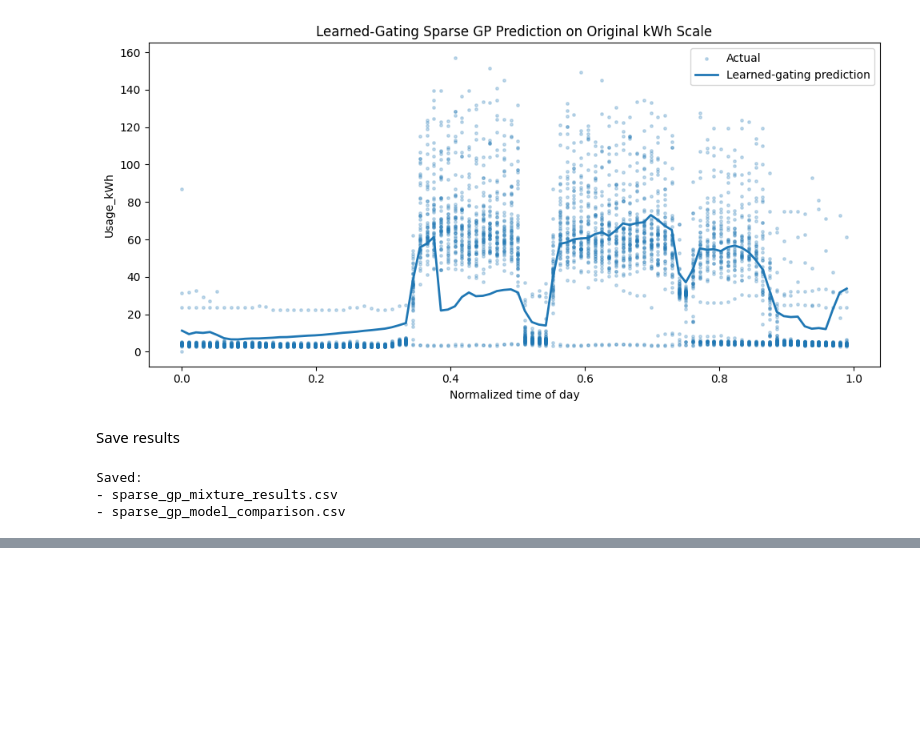
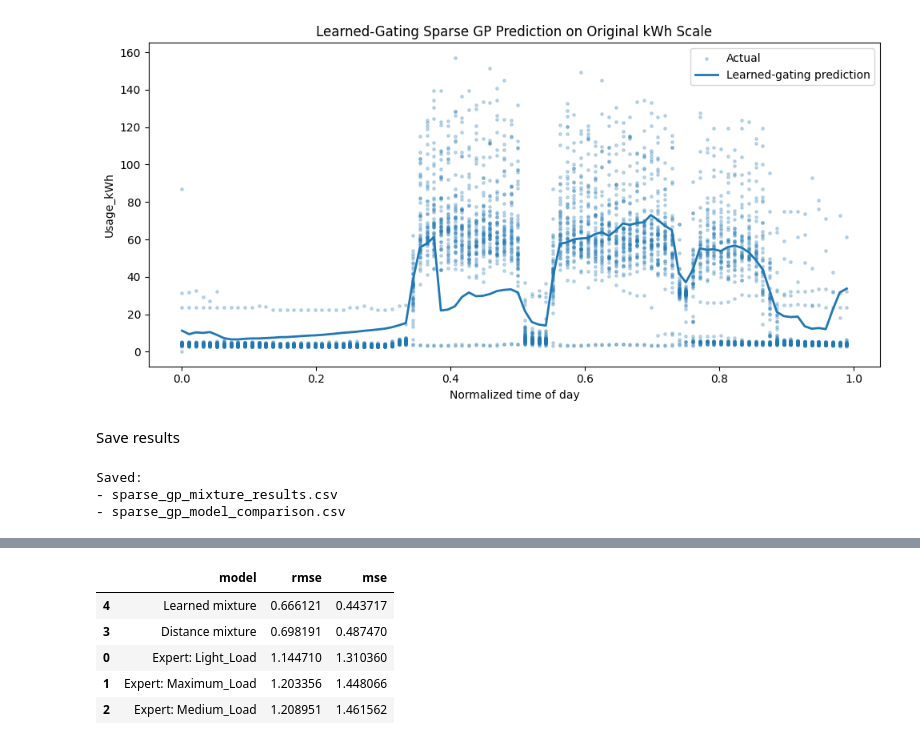
Before and after one commit to Vladikadze/Sparse-Gaussian-Process-for-Energy-Usage, a Jupyter notebook: several_sparce_gp.ipynb, the cells around one changed output, grey strips where cells are left out. Cells and saved outputs as stored; diff of their text form; code cells hidden in the pictures; blank space fills up the shorter version.

```diff
--- a/several_sparce_gp.ipynb
+++ b/several_sparce_gp.ipynb
@@ -788,0 +961,75 @@ Saved:
+# %%
+# --- Evaluation cell for variational GP mixture ---
+
+def evaluate_model(name, y_true, y_pred, std_pred=None):
+    rmse_val = rmse(y_true, y_pred)
+    mse_val = mean_squared_error(y_true, y_pred)
+
+    print(f"\n{name}")
+    print(f"RMSE: {rmse_val:.4f}")
+    print(f"MSE:  {mse_val:.4f}")
+
+    if std_pred is not None:
+        # Negative log likelihood (Gaussian assumption)
+        var = np.maximum(std_pred**2, 1e-6)
+        nll = 0.5 * np.mean(
+            np.log(2 * np.pi * var) + (y_true - y_pred) ** 2 / var
+        )
+        print(f"NLL:  {nll:.4f}")
+
+        # Coverage of 95% interval
+        lower = y_pred - 2 * std_pred
+        upper = y_pred + 2 * std_pred
+        coverage = np.mean((y_true >= lower) & (y_true <= upper))
+        print(f"95% interval coverage: {coverage:.3f}")
+
+
+# --- Evaluate individual experts ---
+print("\n=== Individual Experts ===")
+
+for j, name in enumerate(expert_names):
+    evaluate_model(
+        f"Expert: {name}",
+        y_test,
+        mu_experts[:, j],
+        std_experts[:, j],
+    )
+
+
+# --- Evaluate mixtures ---
+print("\n=== Mixture Models ===")
+
+evaluate_model(
+    "Distance-gated mixture",
+    y_test,
+    mu_distance_mix,
+    std_distance_mix,
+)
+
+evaluate_model(
+    "Learned-gating mixture",
+    y_test,
+    mu_learned_mix,
+    std_learned_mix,
+)
+
+
+# --- Optional: comparison table ---
+results_eval = []
+
+def add_result(name, y_true, y_pred):
+    results_eval.append({
+        "model": name,
+        "rmse": rmse(y_true, y_pred),
+        "mse": mean_squared_error(y_true, y_pred),
+    })
+
+for j, name in enumerate(expert_names):
+    add_result(f"Expert: {name}", y_test, mu_experts[:, j])
+
+add_result("Distance mixture", y_test, mu_distance_mix)
+add_result("Learned mixture", y_test, mu_learned_mix)
+
+eval_df = pd.DataFrame(results_eval).sort_values("rmse")
+display(eval_df)
+# %% [output]
@@ -788,0 +1053,6 @@ Saved:
+|  | model | rmse | mse |
+| 4 | Learned mixture | 0.666121 | 0.443717 |
+| 3 | Distance mixture | 0.698191 | 0.487470 |
+| 0 | Expert: Light_Load | 1.144710 | 1.310360 |
+| 1 | Expert: Maximum_Load | 1.203356 | 1.448066 |
+| 2 | Expert: Medium_Load | 1.208951 | 1.461562 |
```
Also changed, not shown: parts of 5 cells of this notebook.
